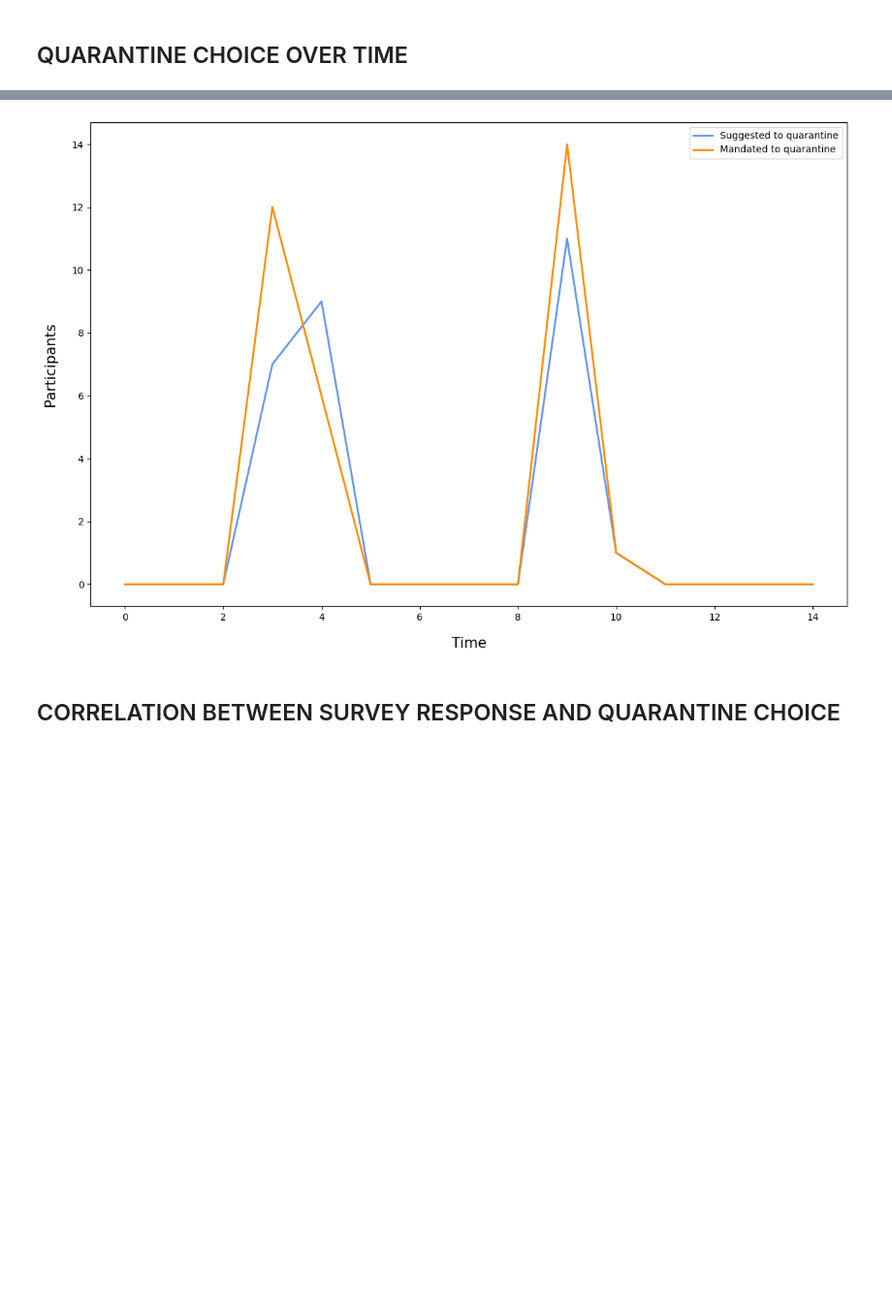
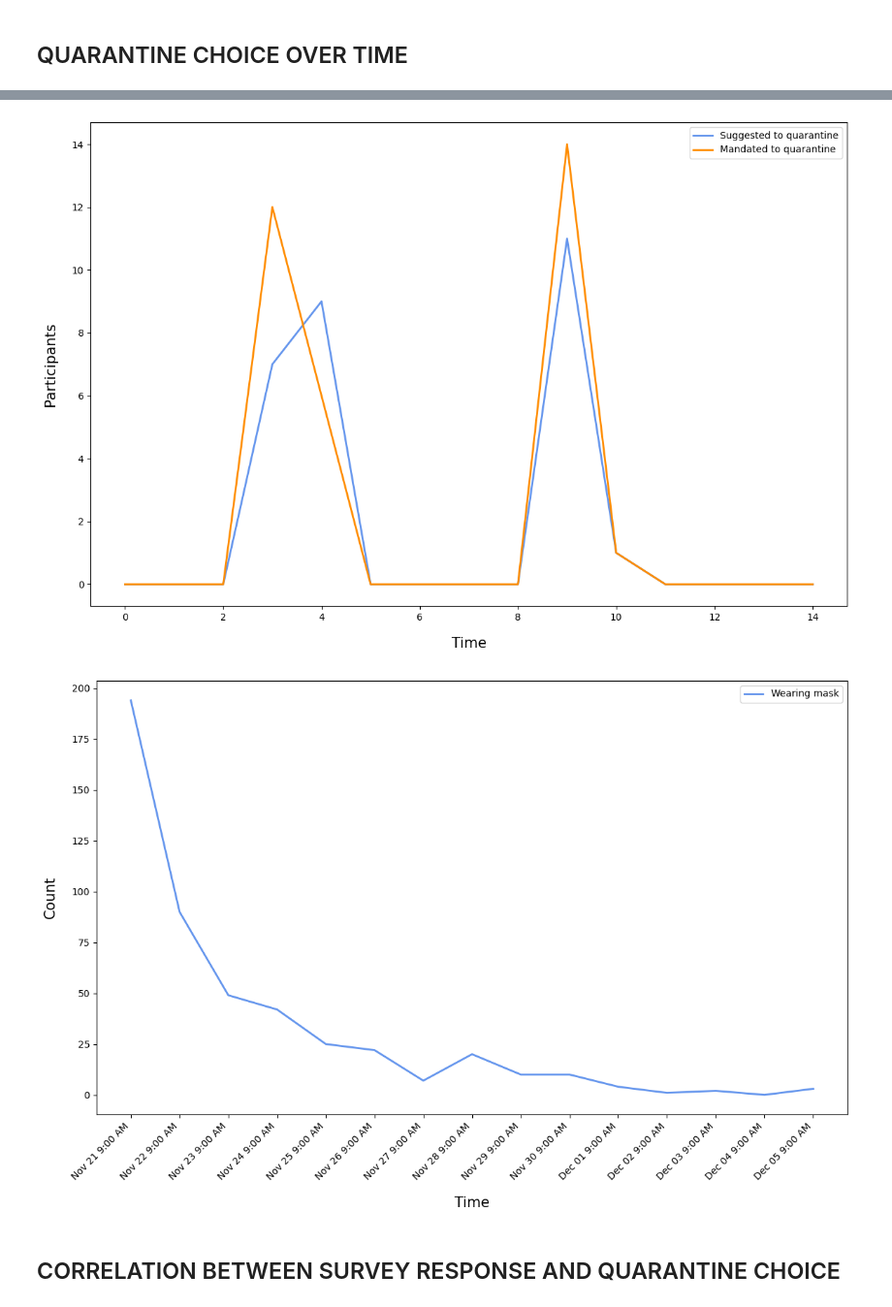
Before and after one commit to colabobio/oo-viz, a Jupyter notebook: plot_behavioral_data.ipynb, the cells around one changed output, grey strips where cells are left out. Shown: that part at 97% size. Saved outputs shown, nothing was run; the diff lists cells and outputs as text; code cells hidden in the pictures; blank space fills up the shorter version.

```diff
--- a/plot_behavioral_data.ipynb
+++ b/plot_behavioral_data.ipynb
@@ -67,6 +67,9 @@ def get_modifiers_list(events):
 def get_score_events(events):
     scores = events[(events["type"] == "score")]
     return scores
+
+def get_modifier_count(events, name):
+    return len(events[(events["modifier"] == name)])
 
 def get_message_counts(events):
     msg1 = len(events[(events["modifier"] == "https://www.wkuoo23-simulation.info/psa-message-1")])
@@ -177,6 +180,7 @@ else:
 
 series_quarantine_yes = []
 series_quarantine_no = []
+series_wearing_mask = []
 series_quarantine_ratio = []
 series_message_suggest = []
 series_message_demand = []
@@ -197,15 +201,18 @@ while t <= tmax:
     condition = (t0 < events['time']) & (events['time'] <= t)
 
     tevents = events[condition]
-    modifiers = get_modifiers_list(tevents)
+    mevents = get_modifiers_list(tevents)
     score_events = get_score_events(tevents)
 
-    messages = get_message_counts(modifiers)
+    mask_count = get_modifier_count(mevents, "Wearing Mask")
+    messages = get_message_counts(mevents)
     behaviors = get_behavior_counts(score_events)
 
     time_index.append(frame)
     time_labels.append(td.strftime('%b %d %-I:%M %p'))
     time_ticks.append(frame)
+
+    series_wearing_mask.append(mask_count)
 
     series_message_suggest.append(messages['message_suggest_quarantine'])
     series_message_demand.append(messages['message_demand_quarantine'])
@@ -254,33 +261,43 @@ plt.xlabel("Time", labelpad=15, fontsize=15)
 plt.ylabel("Participants", labelpad=15, fontsize=15)
 ax.plot(time_index, series_message_suggest, label="Suggested to quarantine", color=option_color[0], lw=2)
 ax.plot(time_index, series_message_demand, label="Mandated to quarantine", color=option_color[1], lw=2)
 plt.legend(loc='upper right')
 plt.tight_layout()
 # img_fn = "quarantine_message_counts." + frame_format
 # fig.savefig(os.path.join(output_folder, img_fn))
 # plt.close('all')
+
+# Mask wearing
+fig, ax = plt.subplots(figsize=(12,8), facecolor="white")
+plt.xlabel("Time", labelpad=15, fontsize=15)
+plt.ylabel("Count", labelpad=15, fontsize=15)
+ax.plot(time_index, series_wearing_mask, label="Wearing mask", color=option_color[0], lw=2)
+plt.xticks(time_ticks, time_labels, rotation=45, horizontalalignment="right")
+plt.legend(loc='upper right')
+plt.tight_layout()
 # %% [output]
 CREATING FRAMES...
 FRAME 2023-11-21 09:00:00+08:00
 2023-11-22 09:00:00+08:00
 2023-11-23 09:00:00+08:00
 2023-11-24 09:00:00+08:00
 2023-11-25 09:00:00+08:00
 2023-11-26 09:00:00+08:00
 2023-11-27 09:00:00+08:00
 2023-11-28 09:00:00+08:00
 2023-11-29 09:00:00+08:00
 2023-11-30 09:00:00+08:00
 2023-12-01 09:00:00+08:00
 2023-12-02 09:00:00+08:00
 2023-12-03 09:00:00+08:00
 2023-12-04 09:00:00+08:00
 2023-12-05 09:00:00+08:00
 
 DONE
 [figure]
 [figure]
 [figure]
+[figure, added]
 # %% [markdown]
 ## CORRELATION BETWEEN SURVEY RESPONSE AND QUARANTINE CHOICE
 # %%
```
Also changed, not shown: parts of 5 cells of this notebook, 2 other files.
